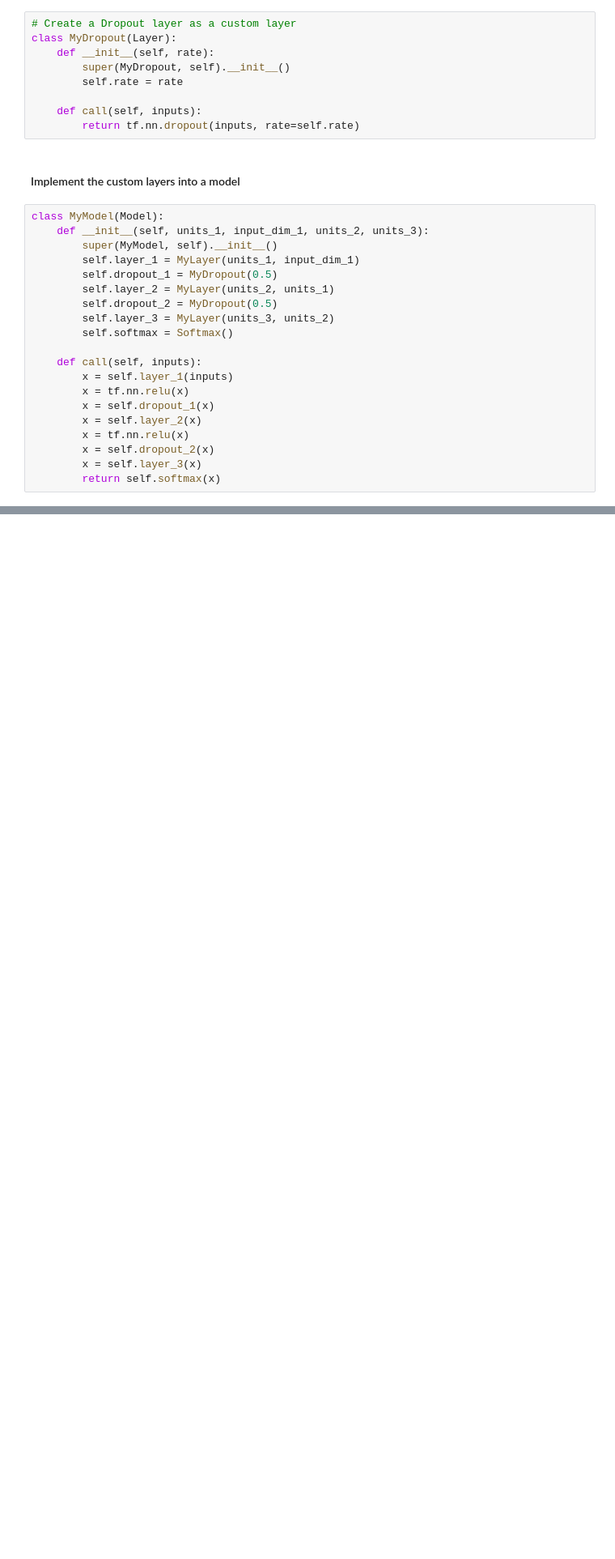
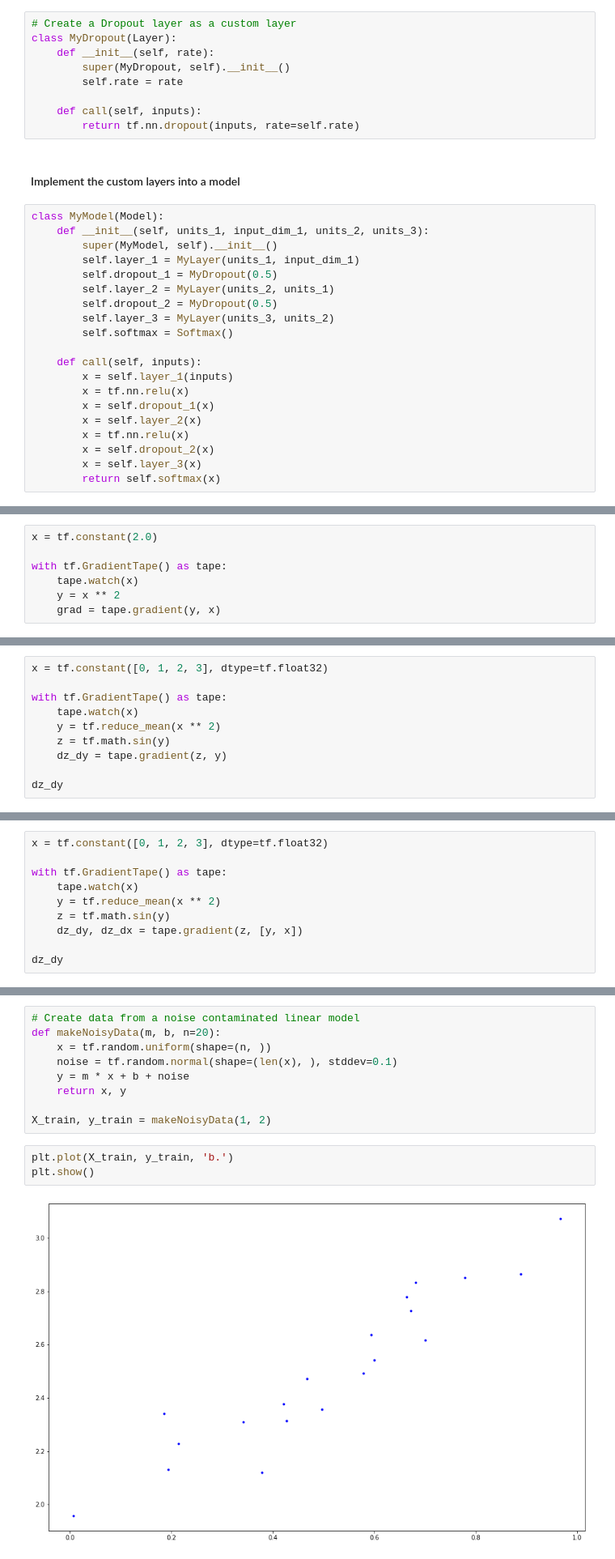
Before and after one commit to anilkunwar/coursera, a Jupyter notebook: ICL_Customizing_your_models_with_tf2/Model-subclassing-and-custom-training-loop.ipynb, the cells around one changed output, grey strips where cells are left out. Shown at 81% size. Saved outputs shown, nothing was run; the diff lists cells and outputs as text; blank space fills up the shorter version.

```diff
--- a/ICL_Customizing_your_models_with_tf2/Model-subclassing-and-custom-training-loop.ipynb
+++ b/ICL_Customizing_your_models_with_tf2/Model-subclassing-and-custom-training-loop.ipynb
@@ -312,0 +317,7 @@ _________________________________________________________________
+# %%
+x = tf.constant(2.0)
+
+with tf.GradientTape() as tape:
+    tape.watch(x)
+    y = x ** 2
+    grad = tape.gradient(y, x)
@@ -312,0 +328,10 @@ _________________________________________________________________
+# %%
+x = tf.constant([0, 1, 2, 3], dtype=tf.float32)
+
+with tf.GradientTape() as tape:
+    tape.watch(x)
+    y = tf.reduce_mean(x ** 2)
+    z = tf.math.sin(y)
+    dz_dy = tape.gradient(z, y)
+
+dz_dy
@@ -312,0 +340,10 @@ _________________________________________________________________
+# %%
+x = tf.constant([0, 1, 2, 3], dtype=tf.float32)
+
+with tf.GradientTape() as tape:
+    tape.watch(x)
+    y = tf.reduce_mean(x ** 2)
+    z = tf.math.sin(y)
+    dz_dy, dz_dx = tape.gradient(z, [y, x])
+
+dz_dy
@@ -312,0 +360,14 @@ _________________________________________________________________
+# %%
+# Create data from a noise contaminated linear model
+def makeNoisyData(m, b, n=20):
+    x = tf.random.uniform(shape=(n, ))
+    noise = tf.random.normal(shape=(len(x), ), stddev=0.1)
+    y = m * x + b + noise
+    return x, y
+
+X_train, y_train = makeNoisyData(1, 2)
+# %%
+plt.plot(X_train, y_train, 'b.')
+plt.show()
+# %% [output]
+[figure, added]
```
Also changed, not shown: parts of 25 cells of this notebook.
